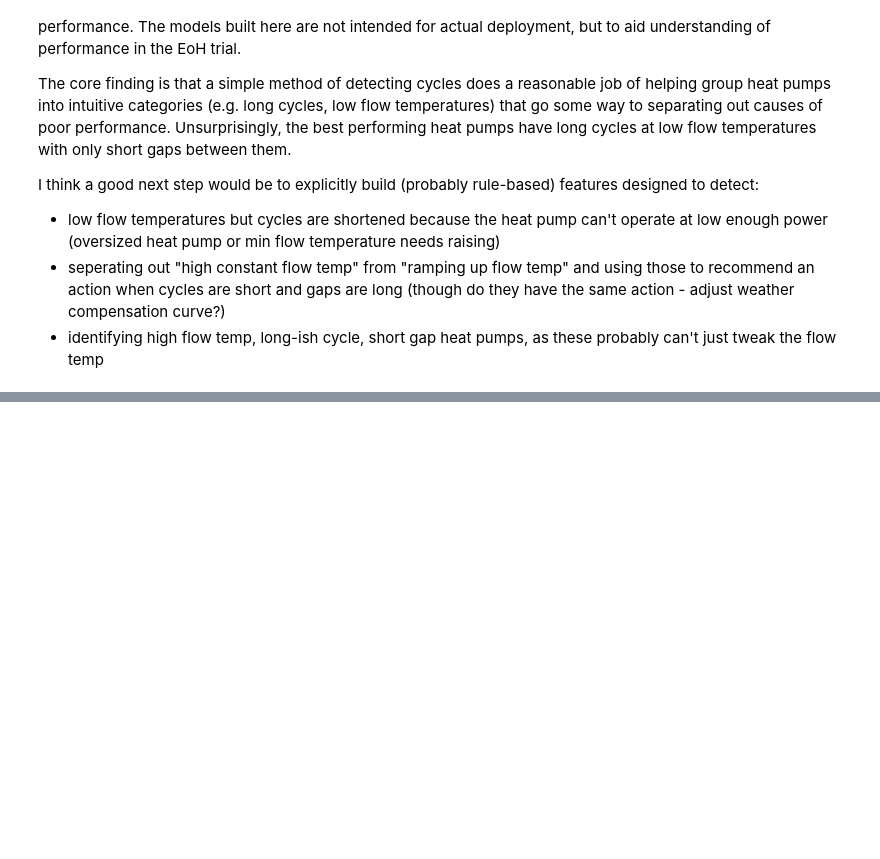
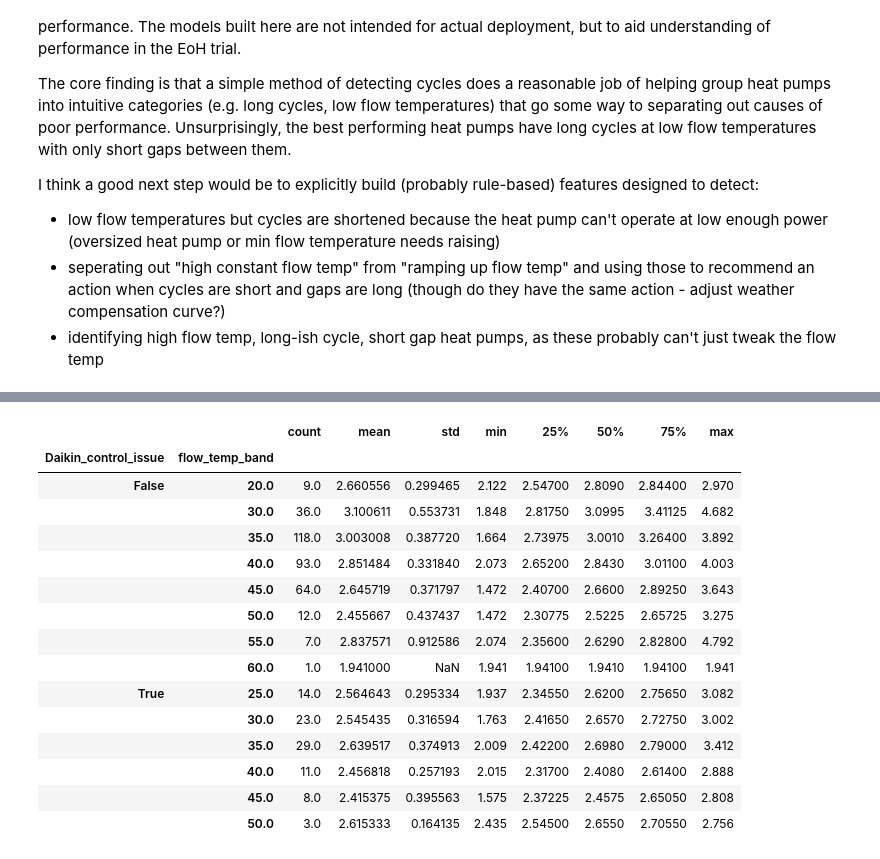
Before and after one commit to samyoung-dsci/electrification_of_heat, a Jupyter notebook: notebooks/simple_ashp_cycling_classification.ipynb, the cells around one changed output, grey strips where cells are left out. Saved outputs shown, nothing was run; the diff lists cells and outputs as text; code cells hidden in the pictures; blank space fills up the shorter version.

```diff
--- a/notebooks/simple_ashp_cycling_classification.ipynb
+++ b/notebooks/simple_ashp_cycling_classification.ipynb
@@ -132,0 +516,21 @@ groups.groupby("Group").agg(count=("Property_ID", "count"),
+# %%
+groups["flow_temp_band"] = (groups["median_flow_temp"] / 5).round() * 5
+# %%
+groups.groupby(["Daikin_control_issue", "flow_temp_band"])["SPFH4_selected_window"].describe()
+# %% [output]
+|  |  | count | mean | std | min | 25% | 50% | 75% | max |
+| Daikin_control_issue | flow_temp_band |  |  |  |  |  |  |  |  |
+| False | 20.0 | 9.0 | 2.660556 | 0.299465 | 2.122 | 2.54700 | 2.8090 | 2.84400 | 2.970 |
+|  | 30.0 | 36.0 | 3.100611 | 0.553731 | 1.848 | 2.81750 | 3.0995 | 3.41125 | 4.682 |
+|  | 35.0 | 118.0 | 3.003008 | 0.387720 | 1.664 | 2.73975 | 3.0010 | 3.26400 | 3.892 |
+|  | 40.0 | 93.0 | 2.851484 | 0.331840 | 2.073 | 2.65200 | 2.8430 | 3.01100 | 4.003 |
+|  | 45.0 | 64.0 | 2.645719 | 0.371797 | 1.472 | 2.40700 | 2.6600 | 2.89250 | 3.643 |
+|  | 50.0 | 12.0 | 2.455667 | 0.437437 | 1.472 | 2.30775 | 2.5225 | 2.65725 | 3.275 |
+|  | 55.0 | 7.0 | 2.837571 | 0.912586 | 2.074 | 2.35600 | 2.6290 | 2.82800 | 4.792 |
+|  | 60.0 | 1.0 | 1.941000 | NaN | 1.941 | 1.94100 | 1.9410 | 1.94100 | 1.941 |
+| True | 25.0 | 14.0 | 2.564643 | 0.295334 | 1.937 | 2.34550 | 2.6200 | 2.75650 | 3.082 |
+|  | 30.0 | 23.0 | 2.545435 | 0.316594 | 1.763 | 2.41650 | 2.6570 | 2.72750 | 3.002 |
+|  | 35.0 | 29.0 | 2.639517 | 0.374913 | 2.009 | 2.42200 | 2.6980 | 2.79000 | 3.412 |
+|  | 40.0 | 11.0 | 2.456818 | 0.257193 | 2.015 | 2.31700 | 2.4080 | 2.61400 | 2.888 |
+|  | 45.0 | 8.0 | 2.415375 | 0.395563 | 1.575 | 2.37225 | 2.4575 | 2.65050 | 2.808 |
+|  | 50.0 | 3.0 | 2.615333 | 0.164135 | 2.435 | 2.54500 | 2.6550 | 2.70550 | 2.756 |
```
Also changed, not shown: parts of 31 cells of this notebook, 5 other files.
